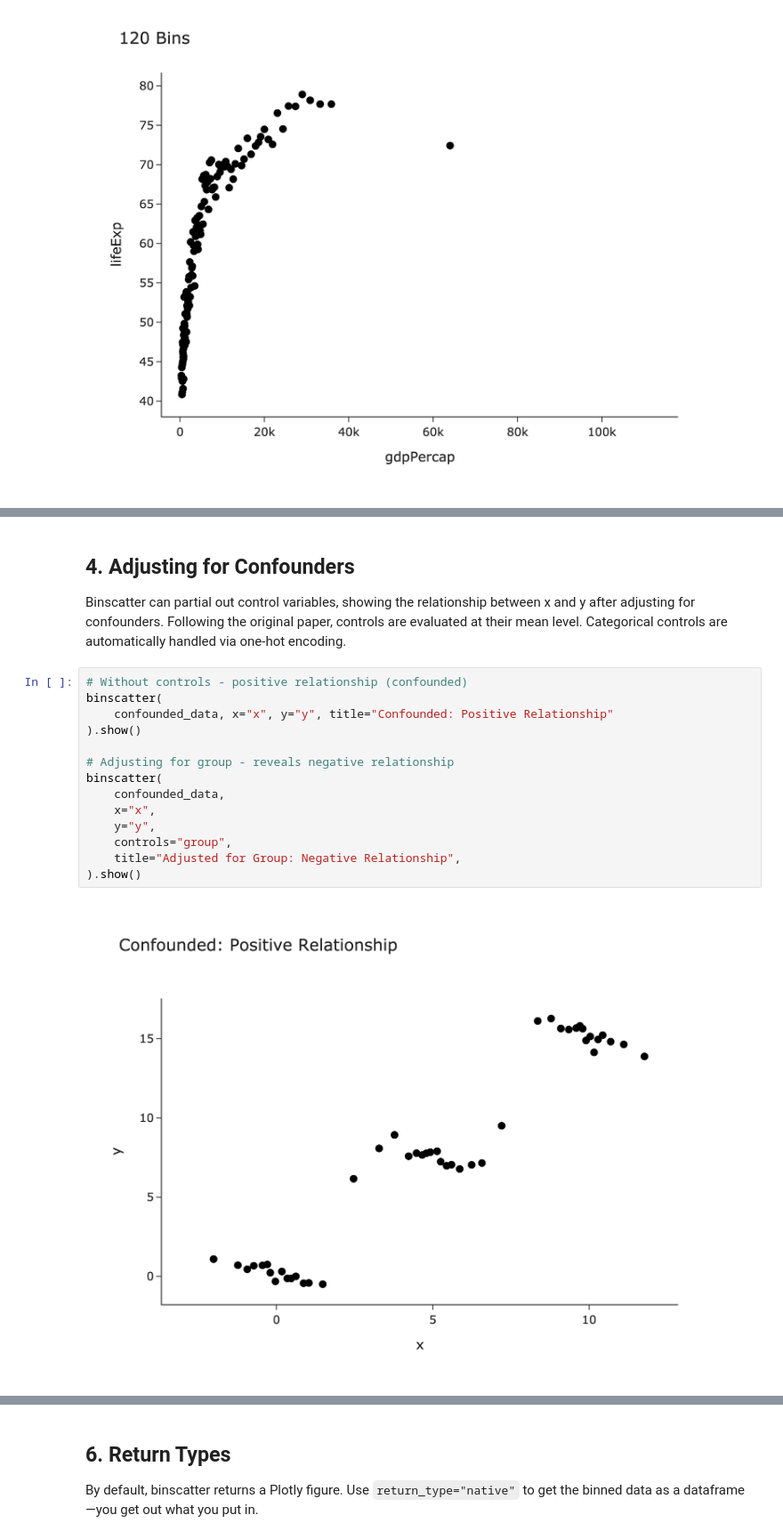
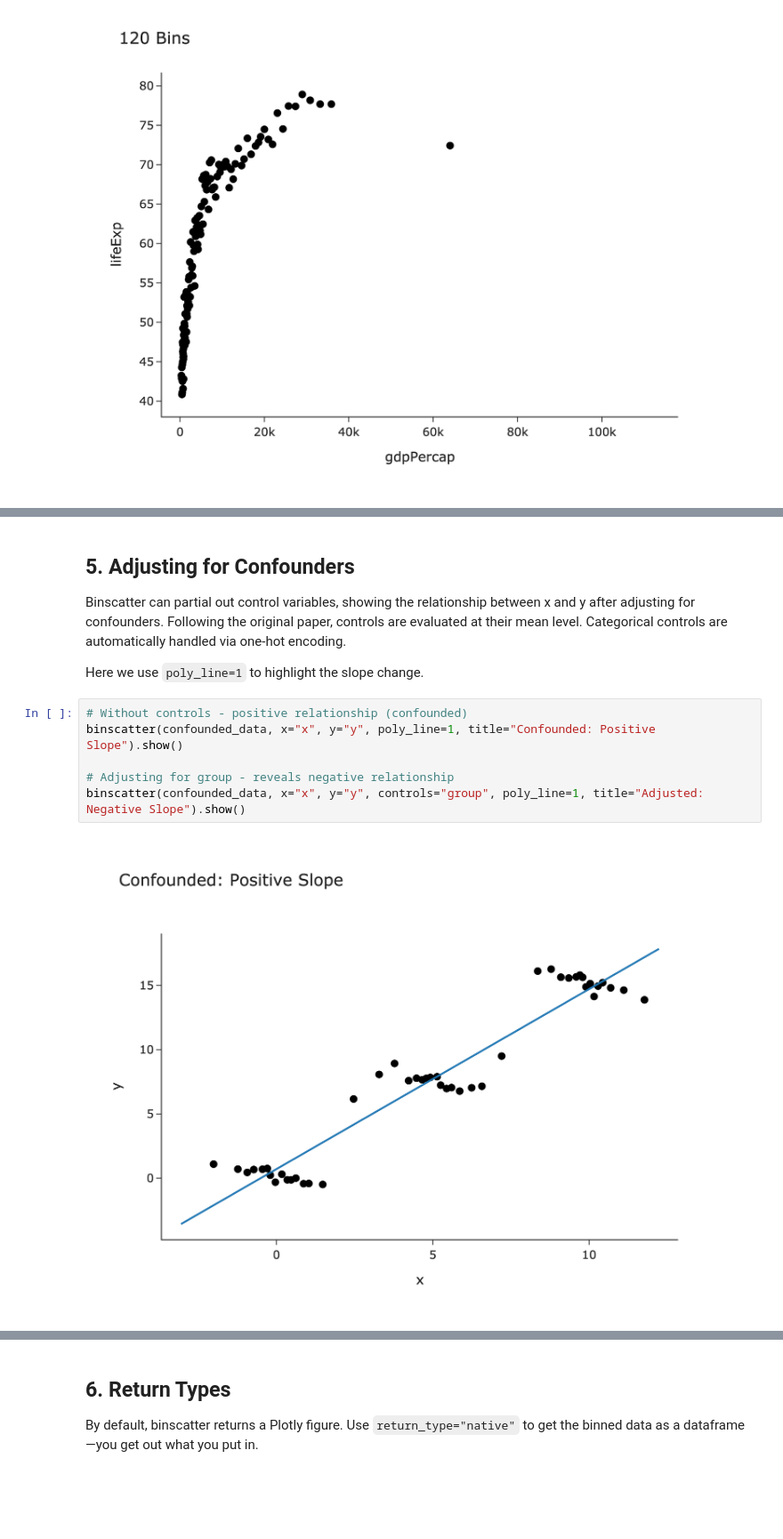
Before and after one commit to matthiaskaeding/binscatter, a Jupyter notebook: examples/demo.ipynb, the cells around one changed output, grey strips where cells are left out. Shown at 89% size. Saved outputs shown, nothing was run; the diff lists cells and outputs as text; blank space fills up the shorter version.

```diff
--- a/examples/demo.ipynb
+++ b/examples/demo.ipynb
@@ -71,20 +79,14 @@ fig_120.show()
 # %% [markdown]
-## 4. Adjusting for Confounders
+## 5. Adjusting for Confounders
 
 Binscatter can partial out control variables, showing the relationship between x and y after adjusting for confounders. Following the original paper, controls are evaluated at their mean level. Categorical controls are automatically handled via one-hot encoding.
+
+Here we use `poly_line=1` to highlight the slope change.
 # %%
 # Without controls - positive relationship (confounded)
-binscatter(
-    confounded_data, x="x", y="y", title="Confounded: Positive Relationship"
-).show()
+binscatter(confounded_data, x="x", y="y", poly_line=1, title="Confounded: Positive Slope").show()
 
 # Adjusting for group - reveals negative relationship
-binscatter(
-    confounded_data,
-    x="x",
-    y="y",
-    controls="group",
-    title="Adjusted for Group: Negative Relationship",
-).show()
+binscatter(confounded_data, x="x", y="y", controls="group", poly_line=1, title="Adjusted: Negative Slope").show()
 # %% [output]
-[figure, old version]
+[figure, new version]
```
Also changed, not shown: parts of 7 cells of this notebook.
